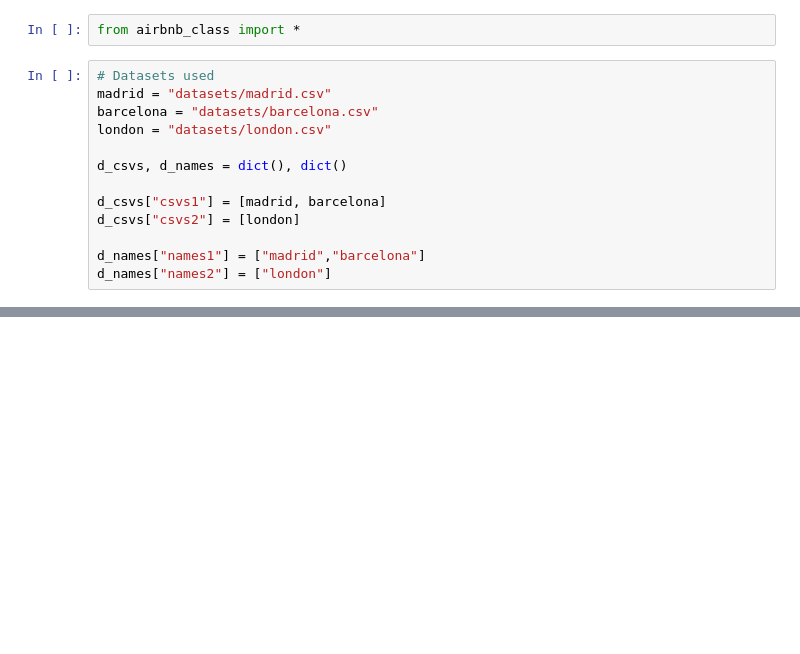
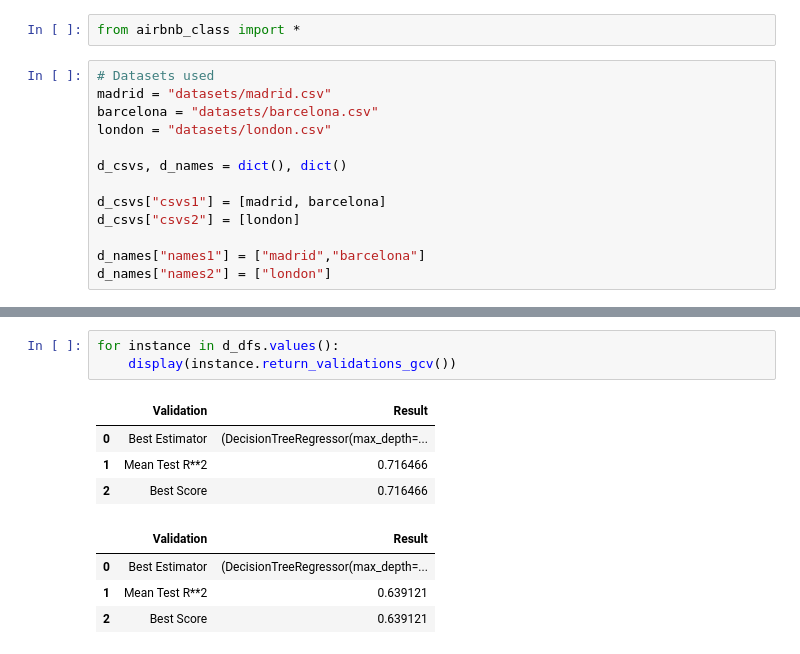
Before and after one commit to coisigna/dsb_p2_airbnb_price_predictor, a Jupyter notebook: ipynbs/Multimodel_training_at_once.ipynb, the cells around one changed output, grey strips where cells are left out. Saved outputs shown, nothing was run; the diff lists cells and outputs as text; blank space fills up the shorter version.

```diff
--- a/ipynbs/Multimodel_training_at_once.ipynb
+++ b/ipynbs/Multimodel_training_at_once.ipynb
@@ -114,0 +233,12 @@ for name,instance in d_dfs.items():
+# %%
+for instance in d_dfs.values():
+    display(instance.return_validations_gcv())
+# %% [output]
+|  | Validation | Result |
+| 0 | Best Estimator | (DecisionTreeRegressor(max_depth=... |
+| 1 | Mean Test R**2 | 0.716466 |
+| 2 | Best Score | 0.716466 |
+|  | Validation | Result |
+| 0 | Best Estimator | (DecisionTreeRegressor(max_depth=... |
+| 1 | Mean Test R**2 | 0.639121 |
+| 2 | Best Score | 0.639121 |
```
Also changed, not shown: parts of 22 cells of this notebook, 5 other files.
